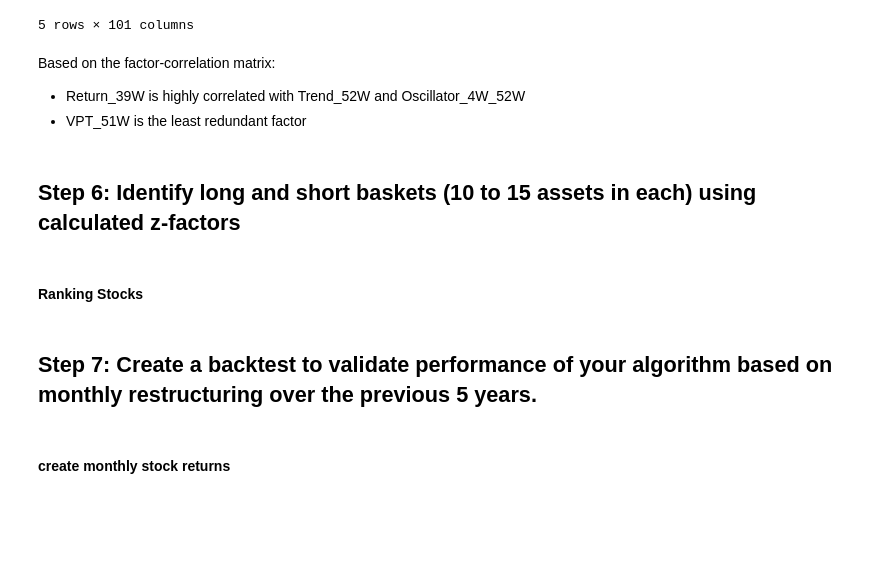
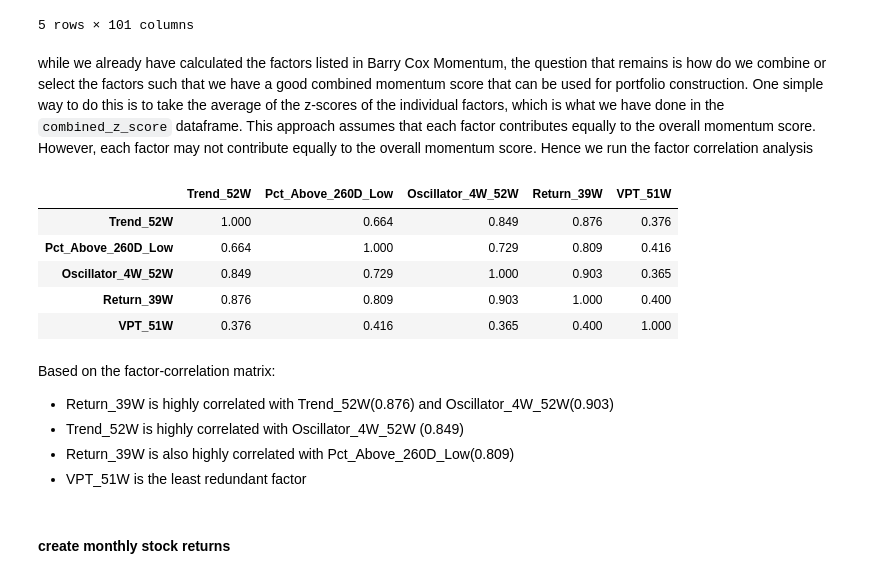
Before and after one commit to Spring-26-Quantitative-Finance/SunilA-QF-SP26, a Jupyter notebook: final_proj/main.ipynb, the cells around one changed output. Drawn from its saved outputs; the diff is of its cells as text; code cells hidden in the pictures; blank space fills up the shorter version.

```diff
--- a/final_proj/main.ipynb
+++ b/final_proj/main.ipynb
@@ -325,11 +324,33 @@ combined_z_score.tail()
 | 2025-11-30 | -0.067708 | -1.005692 | -0.234177 | -0.621509 | -0.399541 | -0.056152 | 0.871750 | 0.087941 | 1.868703 | -0.405179 | ... | ... |
 | 2025-12-31 | 0.046171 | -0.875272 | -0.097759 | -0.648654 | -0.326805 | -0.094422 | 0.708829 | 0.363785 | 1.621028 | -0.174502 | ... | ... |
 5 rows × 101 columns
+# %% [markdown]
+while we already have calculated the factors listed in Barry Cox Momentum, the question that remains is how do we combine or select the factors such that we have a good combined momentum score that can be used for portfolio construction. One simple way to do this is to take the average of the z-scores of the individual factors, which is what we have done in the `combined_z_score` dataframe. This approach assumes that each factor contributes equally to the overall momentum score.
+However, each factor may not contribute equally to the overall momentum score. Hence we run the factor correlation analysis
+# %%
+# Factor corrrelation analysis
+
+factor_panel = pd.concat({
+    "Trend_52W": z_trend_52w.stack(),
+    "Pct_Above_260D_Low": z_pct_above_260_low.stack(),
+    "Oscillator_4W_52W": z_price_oscillator_4w_52w.stack(),
+    "Return_39W": z_return_39w.stack(),
+    "VPT_51W": z_vpt_51w.stack()
+}, axis=1).dropna()
+
+factor_correlation = factor_panel.corr()
+
+display(factor_correlation.round(3))
+# %% [output]
+|  | Trend_52W | Pct_Above_260D_Low | Oscillator_4W_52W | Return_39W | VPT_51W |
+| Trend_52W | 1.000 | 0.664 | 0.849 | 0.876 | 0.376 |
+| Pct_Above_260D_Low | 0.664 | 1.000 | 0.729 | 0.809 | 0.416 |
+| Oscillator_4W_52W | 0.849 | 0.729 | 1.000 | 0.903 | 0.365 |
+| Return_39W | 0.876 | 0.809 | 0.903 | 1.000 | 0.400 |
+| VPT_51W | 0.376 | 0.416 | 0.365 | 0.400 | 1.000 |
 # %% [markdown]
 Based on the factor-correlation matrix:
-- Return_39W is highly correlated with Trend_52W and Oscillator_4W_52W
+- Return_39W is highly correlated with Trend_52W(0.876) and Oscillator_4W_52W(0.903)
+- Trend_52W is highly correlated with Oscillator_4W_52W (0.849)
+- Return_39W is also highly correlated with Pct_Above_260D_Low(0.809)
 - VPT_51W is the least redundant factor
-# %% [markdown]
-## Step 6: Identify long and short baskets (10 to 15 assets in each) using calculated z-factors
-# %% [markdown]
-#### Ranking Stocks
@@ -346,2 +356,0 @@ short_basket = combined_z_score.apply(
-# %% [markdown]
-## Step 7: Create a backtest to validate performance of your algorithm based on monthly restructuring over the previous 5 years.
```
Also changed, not shown: parts of 17 cells of this notebook.
